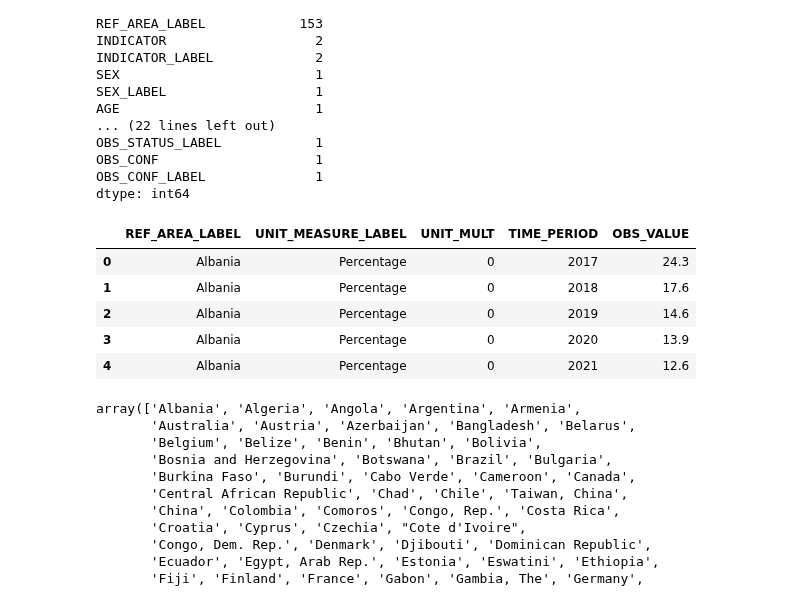
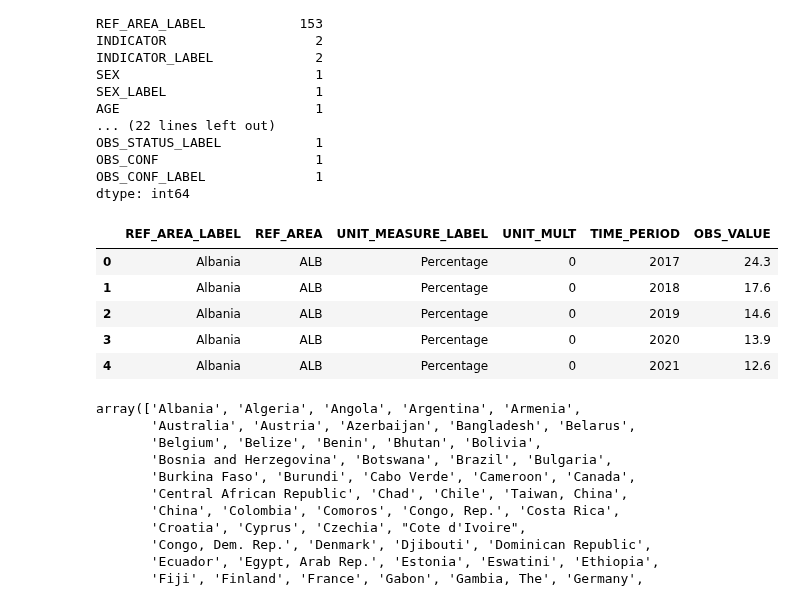
Before and after one commit to nickbartram/climate_agriculture_impact, a Jupyter notebook: healthy_diet.ipynb, the cells around one changed output. Drawn from its saved outputs; the diff is of its cells as text; code cells hidden in the pictures.

```diff
--- a/healthy_diet.ipynb
+++ b/healthy_diet.ipynb
@@ -44,15 +44,15 @@ OBS_CONF_LABEL              1
 dtype: int64
 # %%
 # Create a new df with pared down columns
-diet_df = diet_df[['REF_AREA_LABEL', 'UNIT_MEASURE_LABEL', 'UNIT_MULT', 'TIME_PERIOD', 'OBS_VALUE']]
+diet_df = diet_df[['REF_AREA_LABEL', 'REF_AREA','UNIT_MEASURE_LABEL', 'UNIT_MULT', 'TIME_PERIOD', 'OBS_VALUE']]
 diet_df.head()
 # %% [output]
-|  | REF_AREA_LABEL | UNIT_MEASURE_LABEL | UNIT_MULT | TIME_PERIOD | OBS_VALUE |
-| 0 | Albania | Percentage | 0 | 2017 | 24.3 |
-| 1 | Albania | Percentage | 0 | 2018 | 17.6 |
-| 2 | Albania | Percentage | 0 | 2019 | 14.6 |
-| 3 | Albania | Percentage | 0 | 2020 | 13.9 |
-| 4 | Albania | Percentage | 0 | 2021 | 12.6 |
+|  | REF_AREA_LABEL | REF_AREA | UNIT_MEASURE_LABEL | UNIT_MULT | TIME_PERIOD | OBS_VALUE |
+| 0 | Albania | ALB | Percentage | 0 | 2017 | 24.3 |
+| 1 | Albania | ALB | Percentage | 0 | 2018 | 17.6 |
+| 2 | Albania | ALB | Percentage | 0 | 2019 | 14.6 |
+| 3 | Albania | ALB | Percentage | 0 | 2020 | 13.9 |
+| 4 | Albania | ALB | Percentage | 0 | 2021 | 12.6 |
 # %%
 # Check REF_AREA_LABEL uniques
 diet_df['REF_AREA_LABEL'].unique()
```
Also changed, not shown: parts of 15 cells of this notebook, 3 other files.
